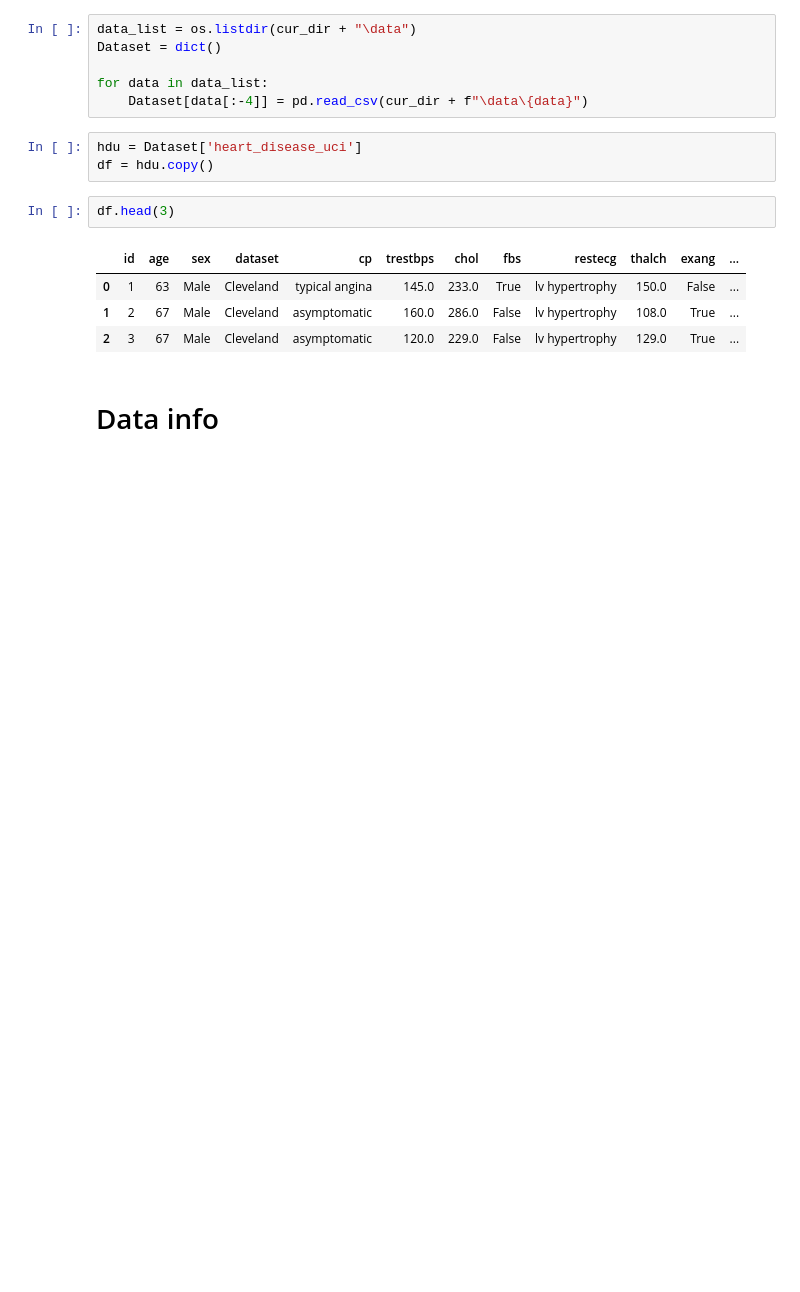
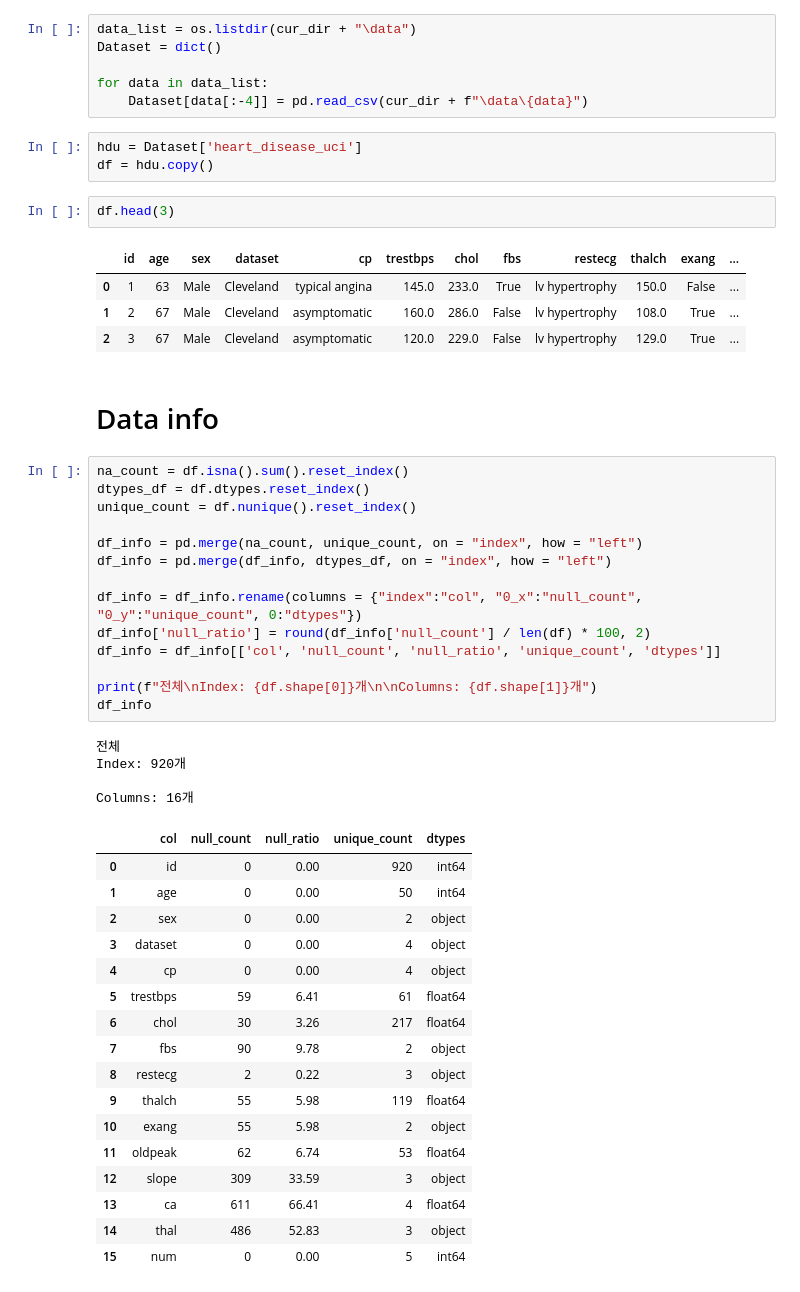
Before and after one commit to Pepi10/ML, a Jupyter notebook: ml_Heart_Mine.ipynb, the cells around one changed output. Saved outputs shown, nothing was run; the diff lists cells and outputs as text; blank space fills up the shorter version.

```diff
--- a/ml_Heart_Mine.ipynb
+++ b/ml_Heart_Mine.ipynb
@@ -67,3 +67,39 @@ df.head(3)
 | 2 | 3 | 67 | Male | Cleveland | asymptomatic | 120.0 | 229.0 | False | lv hypertrophy | 129.0 | True | ... |
 # %% [markdown]
 # Data info
+# %%
+na_count = df.isna().sum().reset_index()
+dtypes_df = df.dtypes.reset_index()
+unique_count = df.nunique().reset_index()
+
+df_info = pd.merge(na_count, unique_count, on = "index", how = "left")
+df_info = pd.merge(df_info, dtypes_df, on = "index", how = "left")
+
+df_info = df_info.rename(columns = {"index":"col", "0_x":"null_count", "0_y":"unique_count", 0:"dtypes"})
+df_info['null_ratio'] = round(df_info['null_count'] / len(df) * 100, 2)
+df_info = df_info[['col', 'null_count', 'null_ratio', 'unique_count', 'dtypes']]
+
+print(f"전체\nIndex: {df.shape[0]}개\n\nColumns: {df.shape[1]}개")
+df_info
+# %% [output]
+전체
+Index: 920개
+
+Columns: 16개
+|  | col | null_count | null_ratio | unique_count | dtypes |
+| 0 | id | 0 | 0.00 | 920 | int64 |
+| 1 | age | 0 | 0.00 | 50 | int64 |
+| 2 | sex | 0 | 0.00 | 2 | object |
+| 3 | dataset | 0 | 0.00 | 4 | object |
+| 4 | cp | 0 | 0.00 | 4 | object |
+| 5 | trestbps | 59 | 6.41 | 61 | float64 |
+| 6 | chol | 30 | 3.26 | 217 | float64 |
+| 7 | fbs | 90 | 9.78 | 2 | object |
+| 8 | restecg | 2 | 0.22 | 3 | object |
+| 9 | thalch | 55 | 5.98 | 119 | float64 |
+| 10 | exang | 55 | 5.98 | 2 | object |
+| 11 | oldpeak | 62 | 6.74 | 53 | float64 |
+| 12 | slope | 309 | 33.59 | 3 | object |
+| 13 | ca | 611 | 66.41 | 4 | float64 |
+| 14 | thal | 486 | 52.83 | 3 | object |
+| 15 | num | 0 | 0.00 | 5 | int64 |
```
Also changed, not shown: parts of 15 cells of this notebook.
